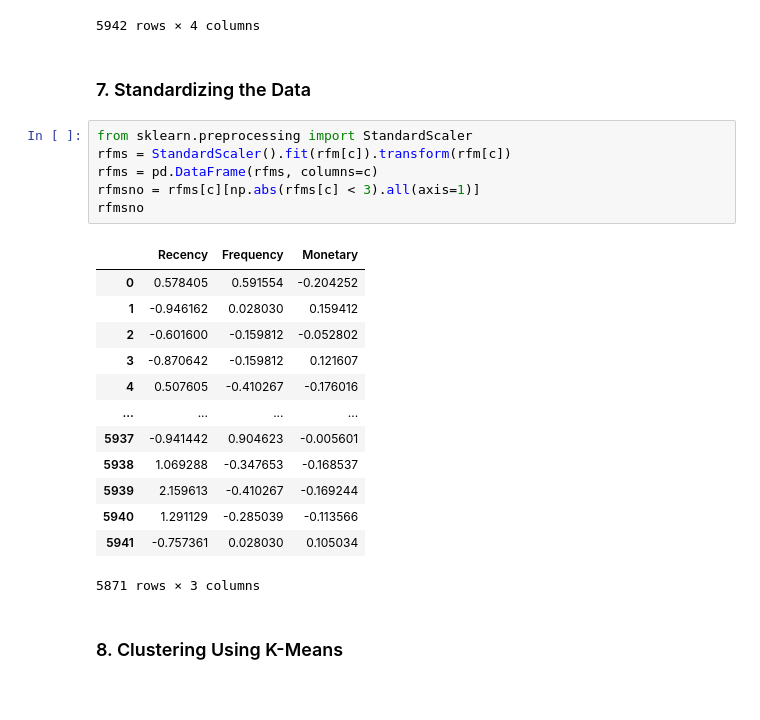
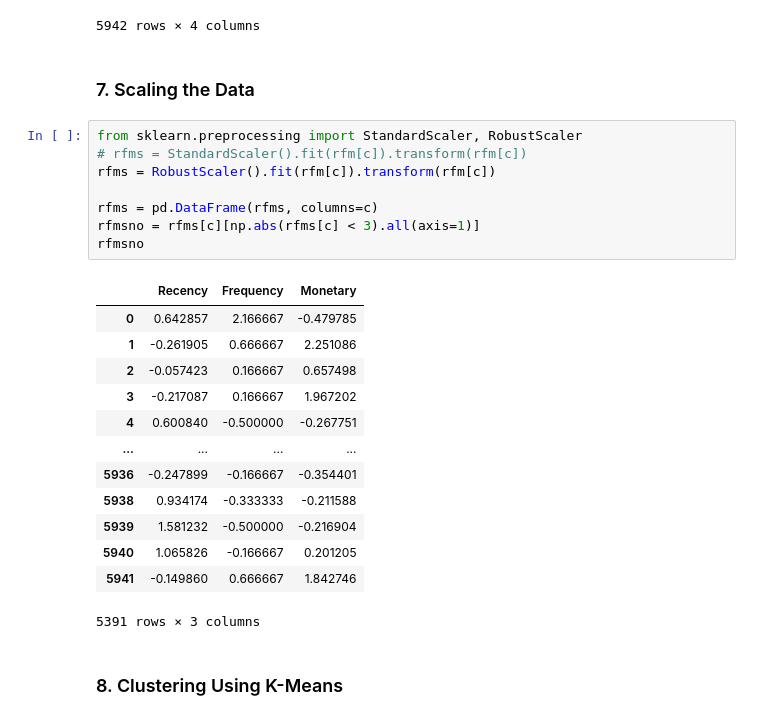
Before and after one commit to Noura-ou/projet_segmentation_client, a Jupyter notebook: src/04- Data Clustering.ipynb, the cells around one changed output. Drawn from its saved outputs; the diff is of its cells as text.

```diff
--- a/src/04- Data Clustering.ipynb
+++ b/src/04- Data Clustering.ipynb
@@ -164,27 +162,29 @@ rfm
 | 5941 | 18287.0 | 43 | 8 | 4177.89 |
 5942 rows × 4 columns
 # %% [markdown]
-### 7. Standardizing the Data
+### 7. Scaling the Data
 # %%
-from sklearn.preprocessing import StandardScaler
-rfms = StandardScaler().fit(rfm[c]).transform(rfm[c])
+from sklearn.preprocessing import StandardScaler, RobustScaler
+# rfms = StandardScaler().fit(rfm[c]).transform(rfm[c])
+rfms = RobustScaler().fit(rfm[c]).transform(rfm[c])
+
 rfms = pd.DataFrame(rfms, columns=c)
 rfmsno = rfms[c][np.abs(rfms[c] < 3).all(axis=1)]
 rfmsno
 # %% [output]
 |  | Recency | Frequency | Monetary |
-| 0 | 0.578405 | 0.591554 | -0.204252 |
-| 1 | -0.946162 | 0.028030 | 0.159412 |
-| 2 | -0.601600 | -0.159812 | -0.052802 |
-| 3 | -0.870642 | -0.159812 | 0.121607 |
-| 4 | 0.507605 | -0.410267 | -0.176016 |
+| 0 | 0.642857 | 2.166667 | -0.479785 |
+| 1 | -0.261905 | 0.666667 | 2.251086 |
+| 2 | -0.057423 | 0.166667 | 0.657498 |
+| 3 | -0.217087 | 0.166667 | 1.967202 |
+| 4 | 0.600840 | -0.500000 | -0.267751 |
 | ... | ... | ... | ... |
-| 5937 | -0.941442 | 0.904623 | -0.005601 |
-| 5938 | 1.069288 | -0.347653 | -0.168537 |
-| 5939 | 2.159613 | -0.410267 | -0.169244 |
-| 5940 | 1.291129 | -0.285039 | -0.113566 |
-| 5941 | -0.757361 | 0.028030 | 0.105034 |
+| 5936 | -0.247899 | -0.166667 | -0.354401 |
+| 5938 | 0.934174 | -0.333333 | -0.211588 |
+| 5939 | 1.581232 | -0.500000 | -0.216904 |
+| 5940 | 1.065826 | -0.166667 | 0.201205 |
+| 5941 | -0.149860 | 0.666667 | 1.842746 |
-5871 rows × 3 columns
+5391 rows × 3 columns
 # %% [markdown]
 ### 8. Clustering Using K-Means
 # %% [markdown]
```
Also changed, not shown: parts of 13 cells of this notebook.
